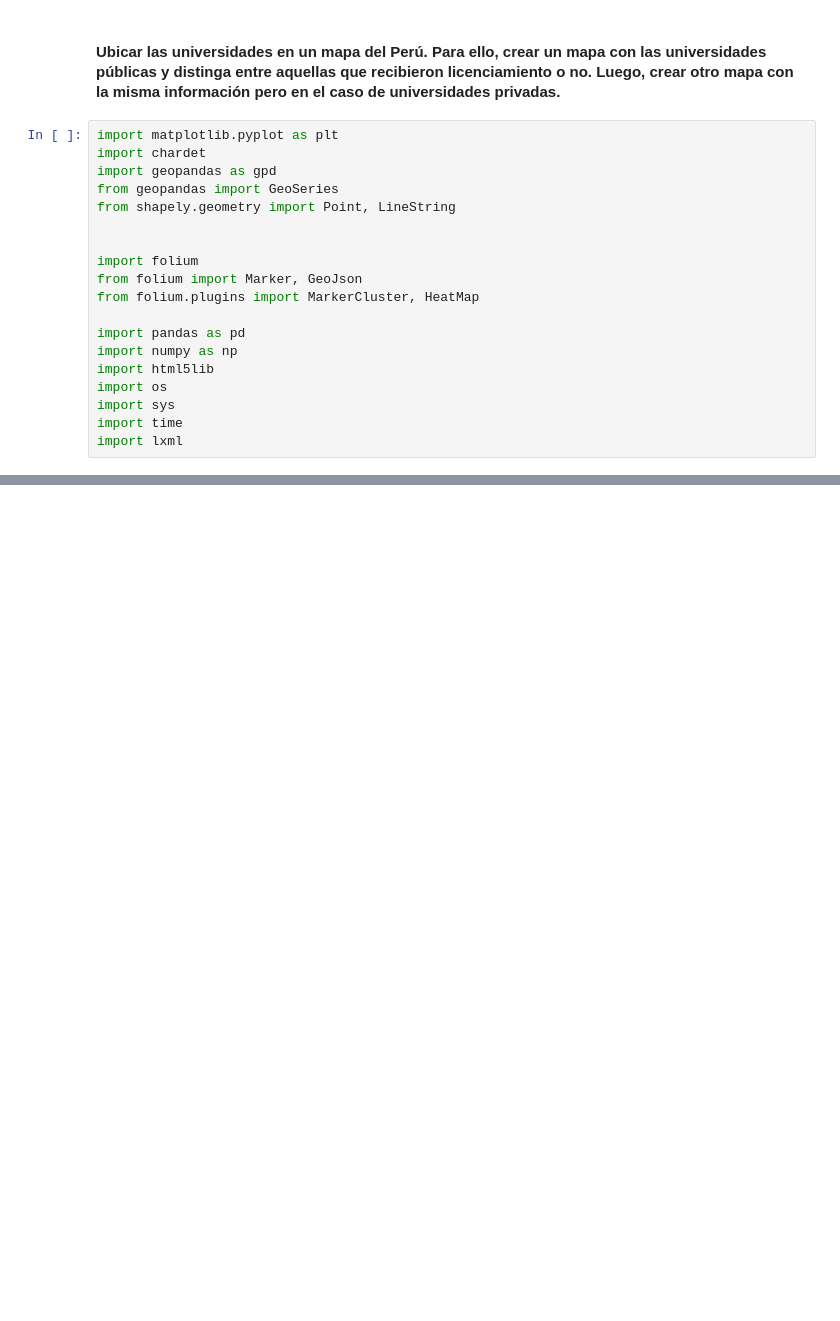
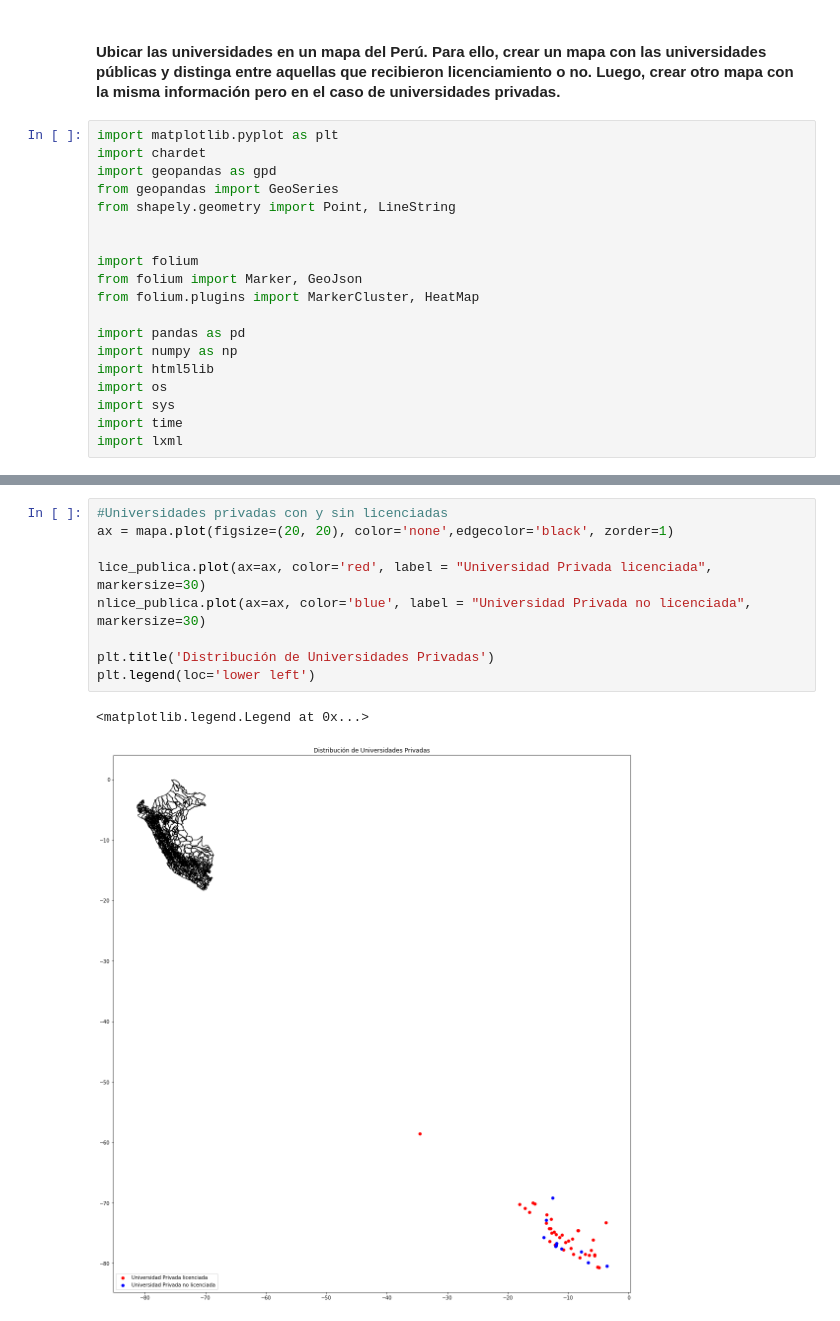
Before and after one commit to Robertopucp/1ECO35_R_PYTHON, a Jupyter notebook: Entrega_TF/Grupo1/Grupo1_Pregunta1_2_TF.ipynb, the cells around one changed output, grey strips where cells are left out. Saved outputs shown, nothing was run; the diff lists cells and outputs as text; blank space fills up the shorter version.

```diff
--- a/Entrega_TF/Grupo1/Grupo1_Pregunta1_2_TF.ipynb
+++ b/Entrega_TF/Grupo1/Grupo1_Pregunta1_2_TF.ipynb
@@ -40,0 +126,12 @@ mapa
+# %%
+#Universidades privadas con y sin licenciadas
+ax = mapa.plot(figsize=(20, 20), color='none',edgecolor='black', zorder=1)
+
+lice_publica.plot(ax=ax, color='red', label = "Universidad Privada licenciada", markersize=30)
+nlice_publica.plot(ax=ax, color='blue', label = "Universidad Privada no licenciada", markersize=30)
+
+plt.title('Distribución de Universidades Privadas')
+plt.legend(loc='lower left')
+# %% [output]
+<matplotlib.legend.Legend at 0x...>
+[figure, added]
```
Also changed, not shown: parts of 8 cells of this notebook.
